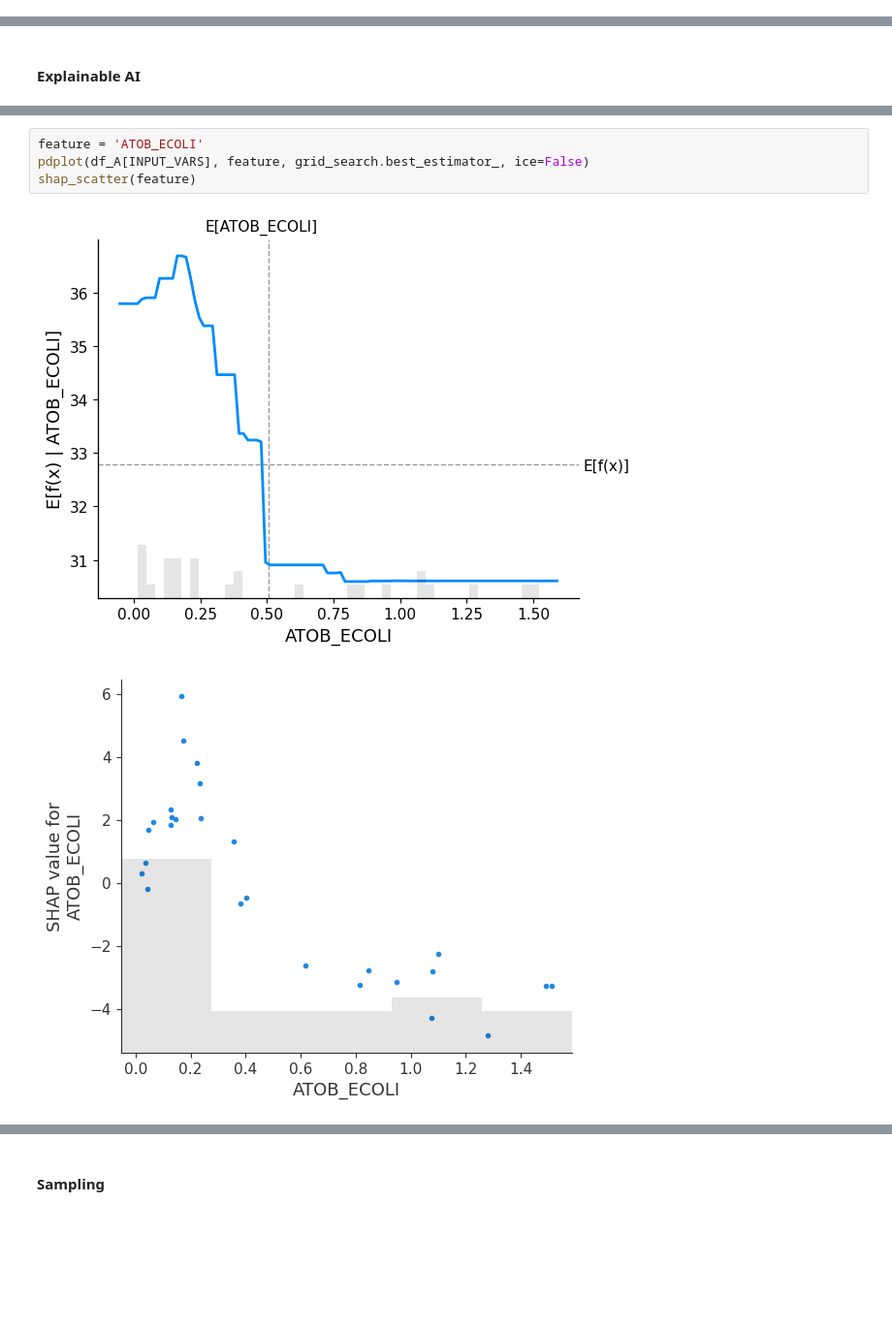
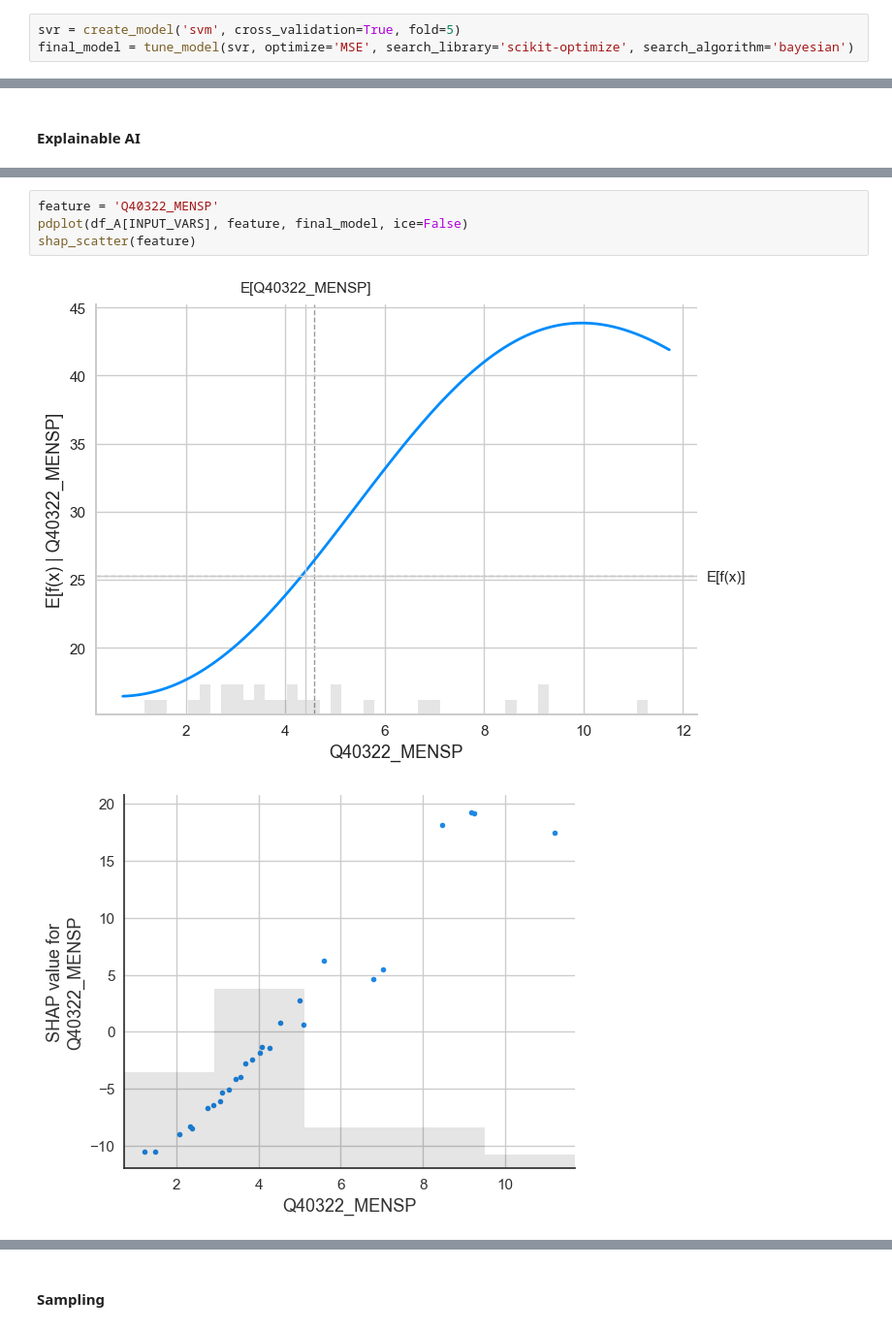
Before and after one commit to costasmexis/straindesignXAI, a Jupyter notebook: notebooks/Limonene_manual.ipynb, the cells around one changed output, grey strips where cells are left out. Shown: that part at 97% size. Saved outputs shown, nothing was run; the diff lists cells and outputs as text; blank space fills up the shorter version.

```diff
--- a/notebooks/Limonene_manual.ipynb
+++ b/notebooks/Limonene_manual.ipynb
@@ -189,0 +103,3 @@ def model_selection():
+# %%
+svr = create_model('svm', cross_validation=True, fold=5)
+final_model = tune_model(svr, optimize='MSE', search_library='scikit-optimize', search_algorithm='bayesian')
@@ -246,7 +184,7 @@ shap.plots.heatmap(shap_values, instance_order=shap_values.sum(1), plot_width=6)
 # %%
-feature = 'ATOB_ECOLI'
-pdplot(df_A[INPUT_VARS], feature, grid_search.best_estimator_, ice=False)
+feature = 'Q40322_MENSP'
+pdplot(df_A[INPUT_VARS], feature, final_model, ice=False)
 shap_scatter(feature)
 # %% [output]
-[figure, old version]
+[figure, new version]
-[figure, old version]
+[figure, new version]
```
Also changed, not shown: parts of 10 cells of this notebook, 1 other file.
